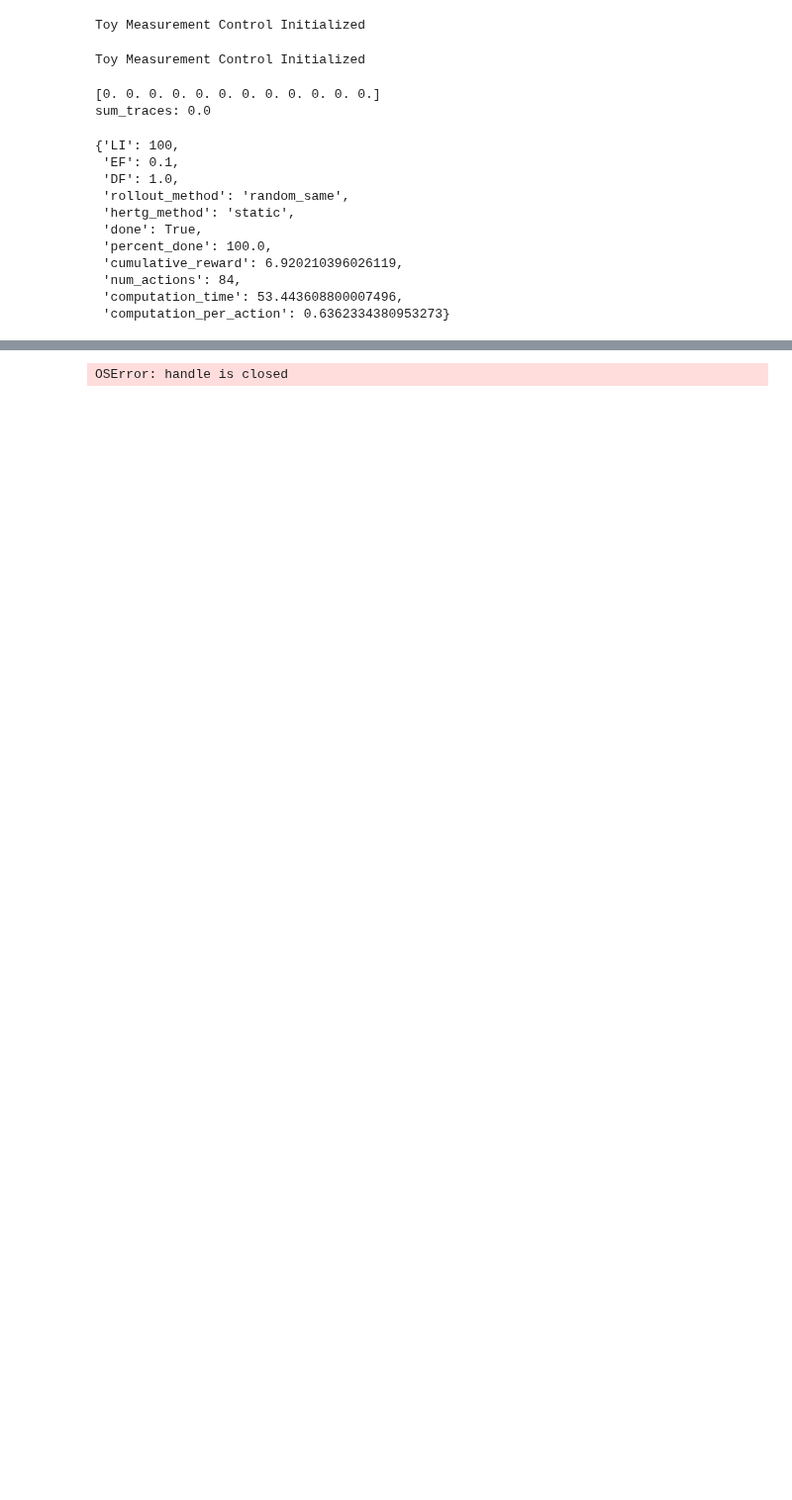
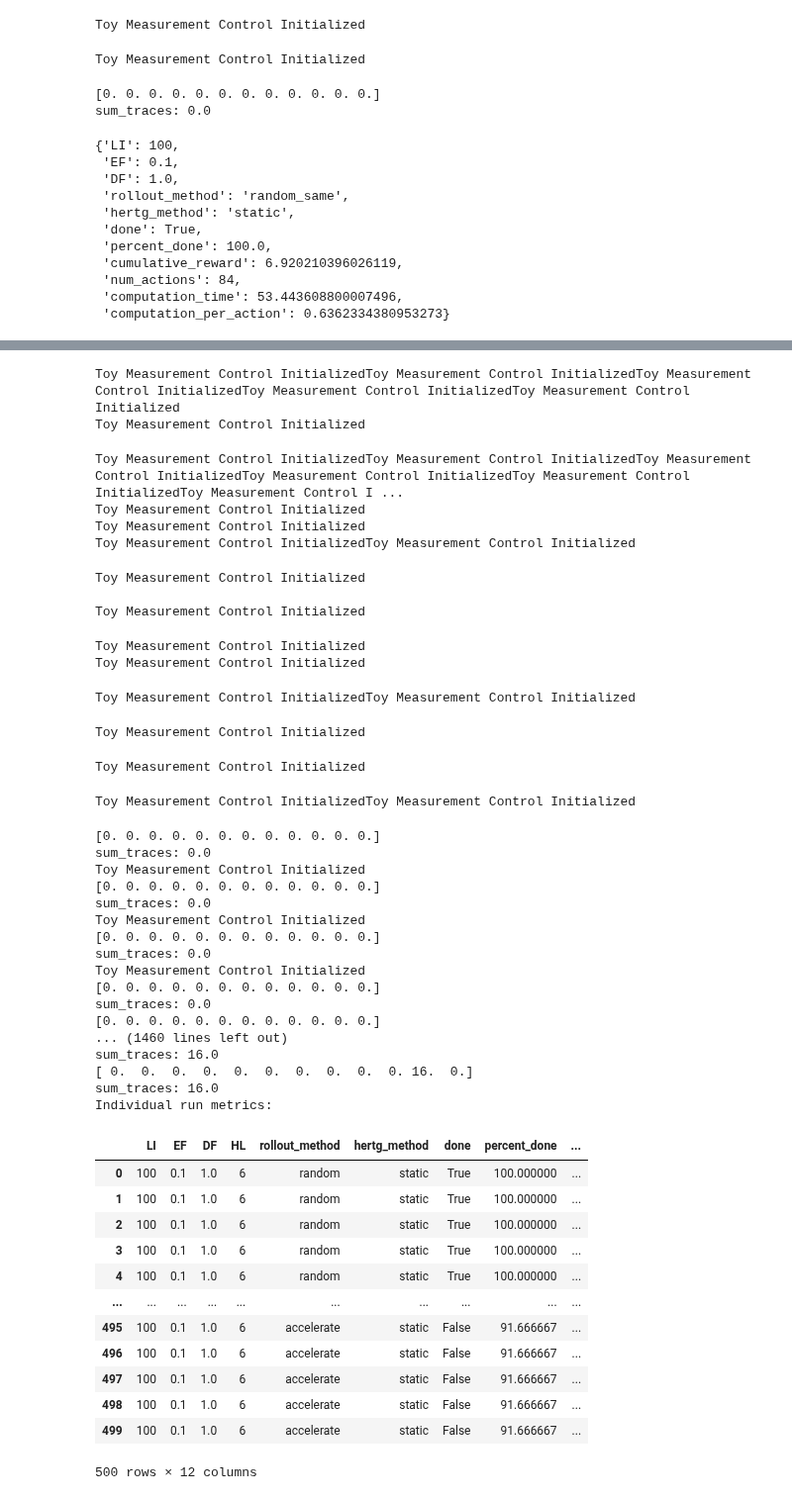
Before and after one commit to ALCarroll24/MeasurementMCTS, a Jupyter notebook: metrics/metrics_testing.ipynb, the cells around one changed output, grey strips where cells are left out. Shown at 99% size. Cells and saved outputs as stored; diff of their text form; code cells hidden in the pictures; blank space fills up the shorter version.

Commit message:
Got metrics working

```diff
--- a/metrics/metrics_testing.ipynb
+++ b/metrics/metrics_testing.ipynb
@@ -39,7 +39,7 @@ def get_percent_done(state, env):
     return (1 - sum_traces / total_trace) * 100
 # %%
 def get_mcts_metrics(state, object_true_state, max_actions=200, LI=100,
-                     EF=0.1, DF=1.0, rollout_method='random_same',
+                     EF=0.1, DF=1.0, HL=6, rollout_method='random_same',
                      hertg_method='static', rollout_pre_collision_stop=True) -> dict:
     """
     Run MCTS and return the metrics.
@@ -59,6 +59,7 @@ def get_mcts_metrics(state, object_true_state, max_actions=200, LI=100,
 
     # Create environment and HERTG objects
     env = MeasurementControlEnvironment(init_reset=False)
+    env.horizon_length = HL
     env.object_manager.set_true_state(object_true_state)
     hertg = HERTG(state, env, method=hertg_method)
 
@@ -92,6 +93,7 @@ def get_mcts_metrics(state, object_true_state, max_actions=200, LI=100,
         'LI': LI,
         'EF': EF,
         'DF': DF,
+        'HL': HL,
         'rollout_method': rollout_method,
         'hertg_method': hertg_method,
         'done': done,
@@ -131,6 +133,7 @@ def worker_wrapper(rollout_method,
                    LI=100,
                    EF=0.1,
                    DF=1.0,
+                   HL=6,
                    hertg_method='static',
                    rollout_pre_collision_stop=True):
     """
@@ -151,6 +154,7 @@ def worker_wrapper(rollout_method,
                                LI=LI,
                                EF=EF,
                                DF=DF,
+                               HL=HL,
                                rollout_method=rollout_method,
                                hertg_method=hertg_method,
                                rollout_pre_collision_stop=rollout_pre_collision_stop)
@@ -214,7 +218,7 @@ def average_results(df, groupby_cols=['rollout_method', 'LI', 'EF', 'DF', 'hertg
 rollout_methods = ['random', 'same', 'random_same', 'zero', 'accelerate']
 
 # Set the number of trials per rollout method.
-num_trials = 10  # Adjust as needed for better averaging.
+num_trials = 100  # Adjust as needed for better averaging.
 
 # Run the experiments. You can pass additional parameters (like max_actions, etc.)
 results = run_experiments_for_rollout_methods(rollout_methods, num_trials=num_trials)
@@ -224,14 +228,14 @@ df = compile_results_to_dataframe(results)
 print("Individual run metrics:")
 display(df)
 
-# Compute average metrics per parameter configuration.
-avg_df = average_results(df)
-print("\nAveraged metrics:")
-display(avg_df)
+# # Compute average metrics per parameter configuration.
+# avg_df = average_results(df)
+# print("\nAveraged metrics:")
+# display(avg_df)
 
 # Optionally, save the results to CSV files.
-df.to_csv("mcts_metrics_individual.csv", index=False)
-avg_df.to_csv("mcts_metrics_averaged.csv", index=False)
+df.to_csv("mcts_metrics_individual_100_trials.csv", index=False)
+# avg_df.to_csv("mcts_metrics_averaged.csv", index=False)
 
 # -----------------------------------------------------------------------------
 # Run the main function.
@@ -259 +250,45 @@ OSError: handle is closed
-OSError: handle is closed
+Toy Measurement Control InitializedToy Measurement Control InitializedToy Measurement Control InitializedToy Measurement Control InitializedToy Measurement Control Initialized
+Toy Measurement Control Initialized
+Toy Measurement Control InitializedToy Measurement Control InitializedToy Measurement Control InitializedToy Measurement Control InitializedToy Measurement Control InitializedToy Measurement Control I ...
+Toy Measurement Control Initialized
+Toy Measurement Control Initialized
+Toy Measurement Control InitializedToy Measurement Control Initialized
+Toy Measurement Control Initialized
+
+Toy Measurement Control Initialized
+Toy Measurement Control Initialized
+Toy Measurement Control Initialized
+Toy Measurement Control InitializedToy Measurement Control Initialized
+Toy Measurement Control Initialized
+Toy Measurement Control Initialized
+Toy Measurement Control InitializedToy Measurement Control Initialized
+[0. 0. 0. 0. 0. 0. 0. 0. 0. 0. 0. 0.]
+sum_traces: 0.0
+Toy Measurement Control Initialized
+[0. 0. 0. 0. 0. 0. 0. 0. 0. 0. 0. 0.]
+sum_traces: 0.0
+Toy Measurement Control Initialized
+[0. 0. 0. 0. 0. 0. 0. 0. 0. 0. 0. 0.]
+sum_traces: 0.0
+Toy Measurement Control Initialized
+[0. 0. 0. 0. 0. 0. 0. 0. 0. 0. 0. 0.]
+sum_traces: 0.0
+[0. 0. 0. 0. 0. 0. 0. 0. 0. 0. 0. 0.]
+... (1460 lines left out)
+sum_traces: 16.0
+[ 0.  0.  0.  0.  0.  0.  0.  0.  0.  0. 16.  0.]
+sum_traces: 16.0
+Individual run metrics:
+|  | LI | EF | DF | HL | rollout_method | hertg_method | done | percent_done | ... |
+| 0 | 100 | 0.1 | 1.0 | 6 | random | static | True | 100.000000 | ... |
+| 1 | 100 | 0.1 | 1.0 | 6 | random | static | True | 100.000000 | ... |
+| 2 | 100 | 0.1 | 1.0 | 6 | random | static | True | 100.000000 | ... |
+| 3 | 100 | 0.1 | 1.0 | 6 | random | static | True | 100.000000 | ... |
+| 4 | 100 | 0.1 | 1.0 | 6 | random | static | True | 100.000000 | ... |
+| ... | ... | ... | ... | ... | ... | ... | ... | ... | ... |
+| 495 | 100 | 0.1 | 1.0 | 6 | accelerate | static | False | 91.666667 | ... |
+| 496 | 100 | 0.1 | 1.0 | 6 | accelerate | static | False | 91.666667 | ... |
+| 497 | 100 | 0.1 | 1.0 | 6 | accelerate | static | False | 91.666667 | ... |
+| 498 | 100 | 0.1 | 1.0 | 6 | accelerate | static | False | 91.666667 | ... |
+| 499 | 100 | 0.1 | 1.0 | 6 | accelerate | static | False | 91.666667 | ... |
+500 rows × 12 columns
```
Also changed, not shown: parts of 2 cells of this notebook, 2 other files.
